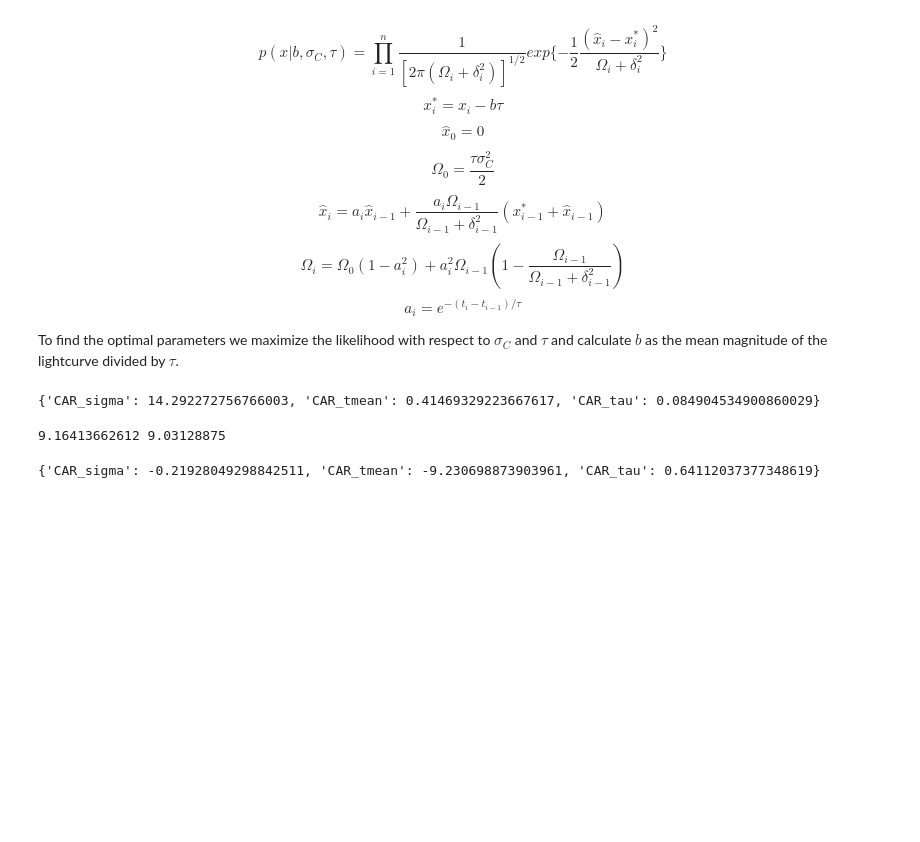
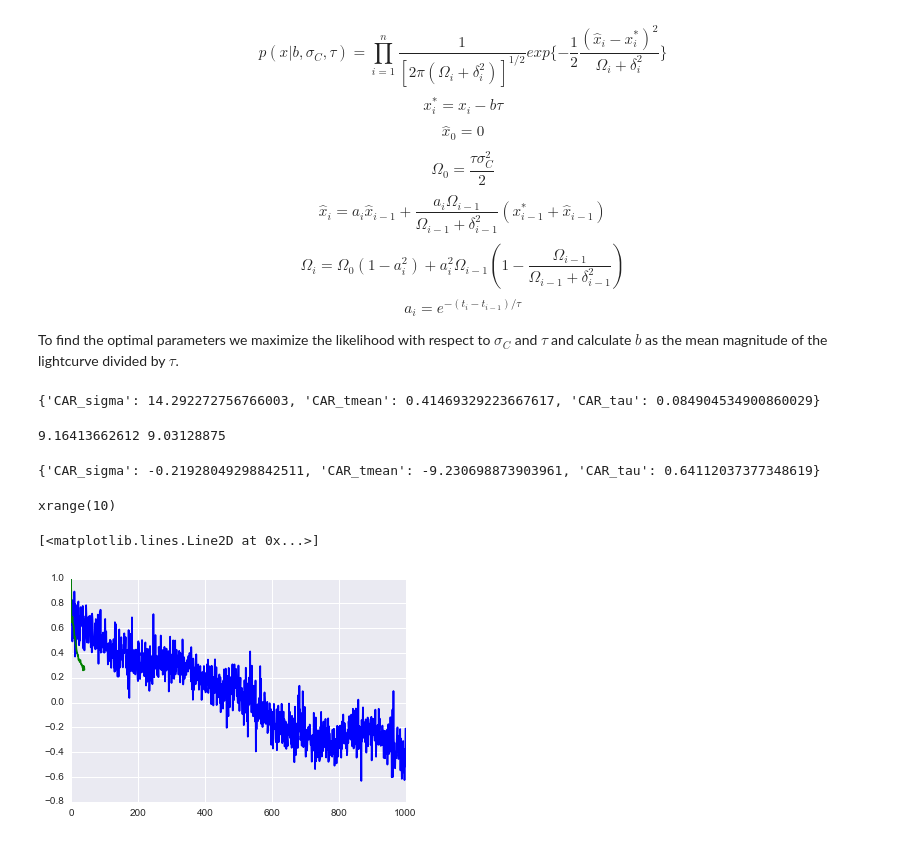
Before and after one commit to isadoranun/time-series-feats, a Jupyter notebook: FeaturesDocumentation.ipynb, the cells around one changed output. Drawn from its saved outputs; the diff is of its cells as text; code cells hidden in the pictures; blank space fills up the shorter version.

```diff
--- a/FeaturesDocumentation.ipynb
+++ b/FeaturesDocumentation.ipynb
@@ -661,3 +676,16 @@ print a.result(method='dict')
 b = a.result(method='array')
 # %% [output]
 {'CAR_sigma': -0.21928049298842511, 'CAR_tmean': -9.230698873903961, 'CAR_tau': 0.64112037377348619}
+# %%
+xrange(10)
+# %% [output]
+xrange(10)
+# %%
+autocor_vector =[]
+#data2 = np.random.normal(size=1000)
+#mjd2 = xrange(1000)
+#lc = pandas.DataFrame(data2, index = mjd2, columns = ['mag'])
+T=1
+
+autocor_vector = slotted_autocorrelation(lc, T)
+#print len(autocor_vector)
@@ -663,0 +745,38 @@ b = a.result(method='array')
+# %%
+def New_slotted_autocorrelation3(data, mjd,T, K):
+
+#data = np.random.normal(size=1000)
+#mjd2 = xrange(1000)
+    mjd = mjd - np.min(mjd)
+
+    # subtract mean from mag values
+    m = np.mean(data)
+    data = data - m
+
+    prod = np.zeros((K,1))
+    pairs = np.subtract.outer(mjd, mjd)
+    pairs[np.tril_indices_from(pairs)] = 10000000
+
+    ks = np.int64(np.floor(np.abs(pairs)/T + 0.5))
+
+    for k in np.arange(1, K):
+        idx = np.where(ks==k)
+        prod[k] = sum(data[idx[0]]*data[idx[1]]) / (len(idx[0])-1 )
+
+    idx = np.where(ks==0)
+    prod[0] = (sum(data**2) + sum(data[idx[0]]*data[idx[1]])) / (len(idx[0]) + len(data)-1 )
+    return prod/prod[0]
+# %%
+prod=New_slotted_autocorrelation3(data, mjd,T=1, K=1000)
+
+index = next((index for index,value in enumerate(prod[1:]) if value < np.exp(-1)), None)
+
+#print np.exp(-1), prod[0:20]
+#print index
+plt.plot(prod, color ='blue')
+plt.plot(stattools.acf(data), color = 'green')
+#SAC = New_slotted_autocorrelation(data, mjd,T, K)
+#plt.plot(SAC, color='magenta')
+# %% [output]
+[<matplotlib.lines.Line2D at 0x...>]
+[figure, added]
```
Also changed, not shown: parts of 23 cells of this notebook, 14 other files.
